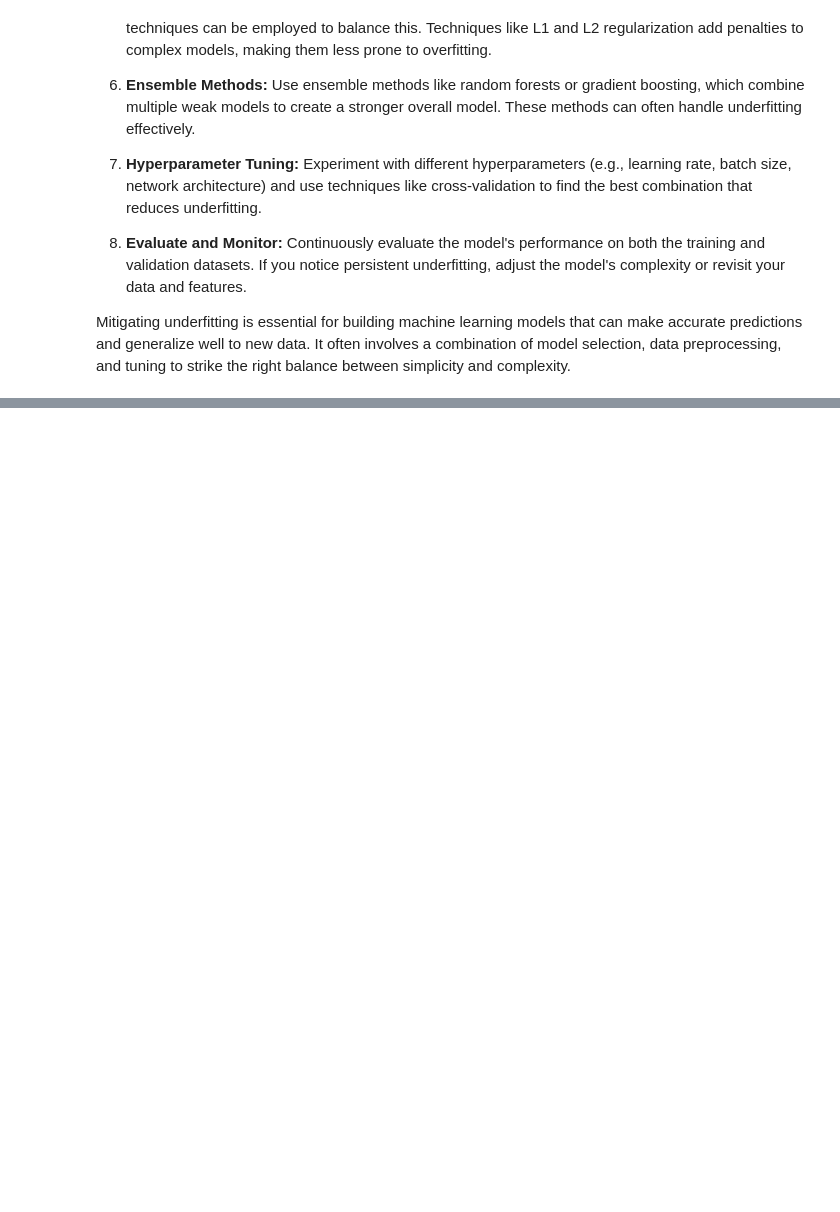
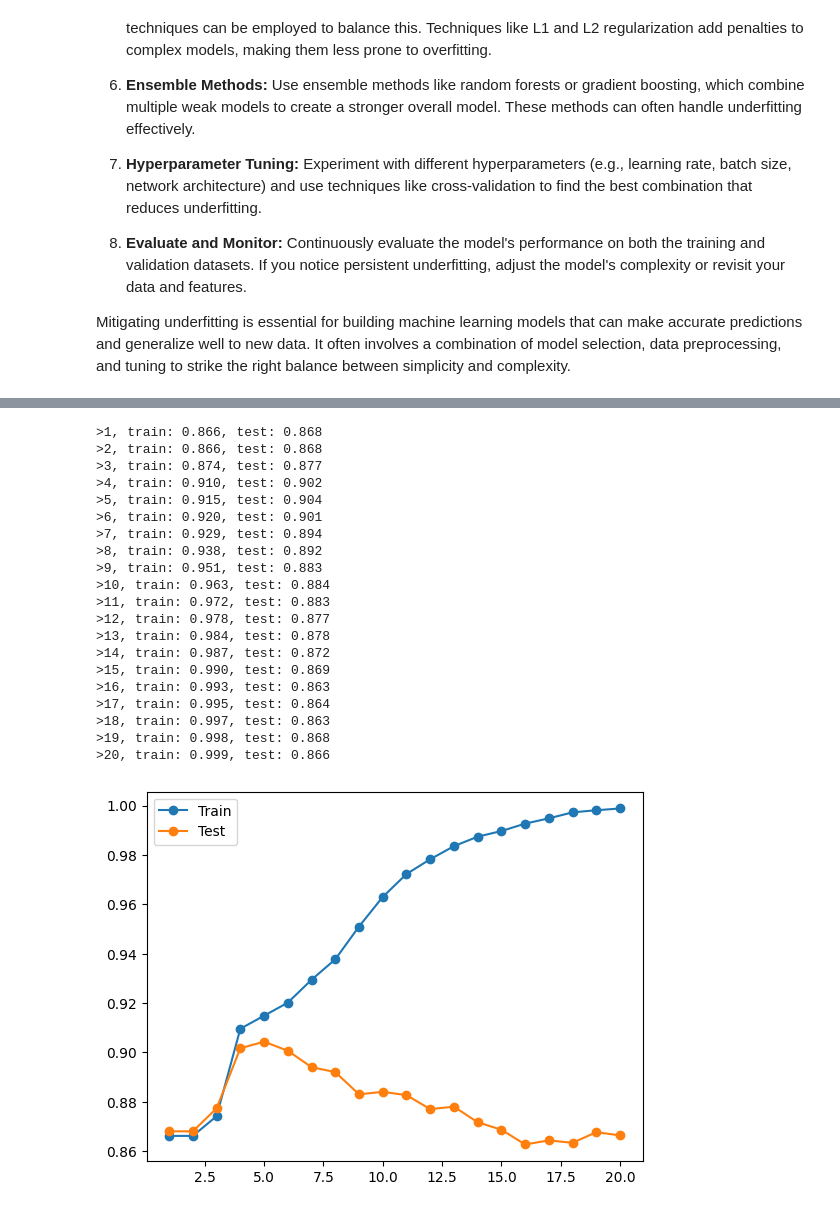
Before and after one commit to arunp77/Machine-Learning, a Jupyter notebook: ML-Fundamental/Overfitting-underfitting.ipynb, the cells around one changed output, grey strips where cells are left out. Cells and saved outputs as stored; diff of their text form; code cells hidden in the pictures; blank space fills up the shorter version.

```diff
--- a/ML-Fundamental/Overfitting-underfitting.ipynb
+++ b/ML-Fundamental/Overfitting-underfitting.ipynb
@@ -134,0 +229,58 @@ Mitigating underfitting is essential for building machine learning models that c
+# %%
+# evaluate decision tree performance on train and test sets with different tree depths
+from sklearn.datasets import make_classification
+from sklearn.model_selection import train_test_split
+from sklearn.metrics import accuracy_score
+from sklearn.tree import DecisionTreeClassifier
+from matplotlib import pyplot
+# create dataset
+X, y = make_classification(n_samples=10000, n_features=20, random_state=4)
+# split into train test sets
+X_train, X_test, y_train, y_test = train_test_split(X, y, test_size=0.3)
+# define lists to collect scores
+train_scores, test_scores = list(), list()
+# define the tree depths to evaluate
+values = [i for i in range(1, 21)]
+# evaluate a decision tree for each depth
+for i in values:
+	# configure the model
+	model = DecisionTreeClassifier(max_depth=i)
+	# fit model on the training dataset
+	model.fit(X_train, y_train)
+	# evaluate on the train dataset
+	train_yhat = model.predict(X_train)
+	train_acc = accuracy_score(y_train, train_yhat)
+	train_scores.append(train_acc)
+	# evaluate on the test dataset
+	test_yhat = model.predict(X_test)
+	test_acc = accuracy_score(y_test, test_yhat)
+	test_scores.append(test_acc)
+	# summarize progress
+	print('>%d, train: %.3f, test: %.3f' % (i, train_acc, test_acc))
+# plot of train and test scores vs tree depth
+pyplot.plot(values, train_scores, '-o', label='Train')
+pyplot.plot(values, test_scores, '-o', label='Test')
+pyplot.legend()
+pyplot.show()
+# %% [output]
+>1, train: 0.866, test: 0.868
+>2, train: 0.866, test: 0.868
+>3, train: 0.874, test: 0.877
+>4, train: 0.910, test: 0.902
+>5, train: 0.915, test: 0.904
+>6, train: 0.920, test: 0.901
+>7, train: 0.929, test: 0.894
+>8, train: 0.938, test: 0.892
+>9, train: 0.951, test: 0.883
+>10, train: 0.963, test: 0.884
+>11, train: 0.972, test: 0.883
+>12, train: 0.978, test: 0.877
+>13, train: 0.984, test: 0.878
+>14, train: 0.987, test: 0.872
+>15, train: 0.990, test: 0.869
+>16, train: 0.993, test: 0.863
+>17, train: 0.995, test: 0.864
+>18, train: 0.997, test: 0.863
+>19, train: 0.998, test: 0.868
+>20, train: 0.999, test: 0.866
+[figure, added]
```
Also changed, not shown: parts of 6 cells of this notebook.
